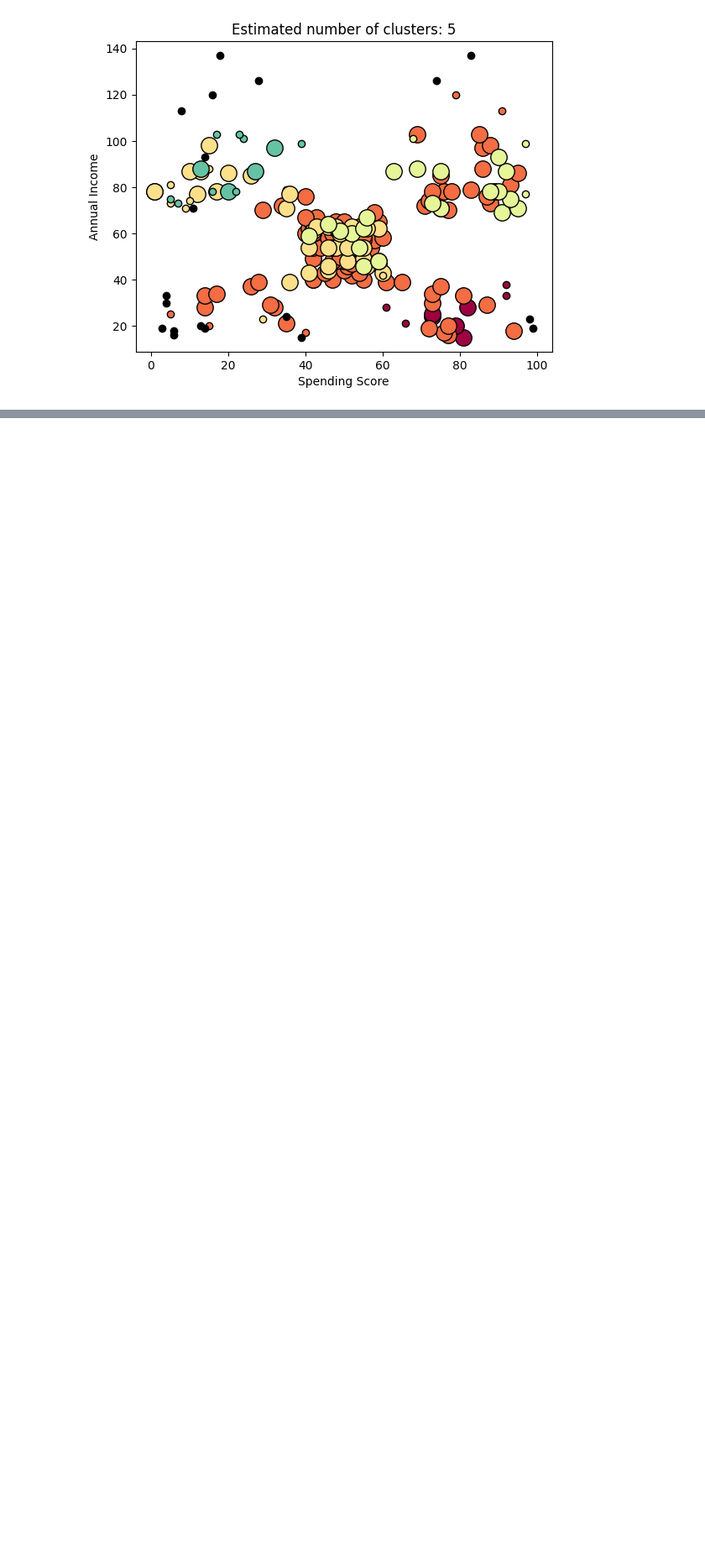
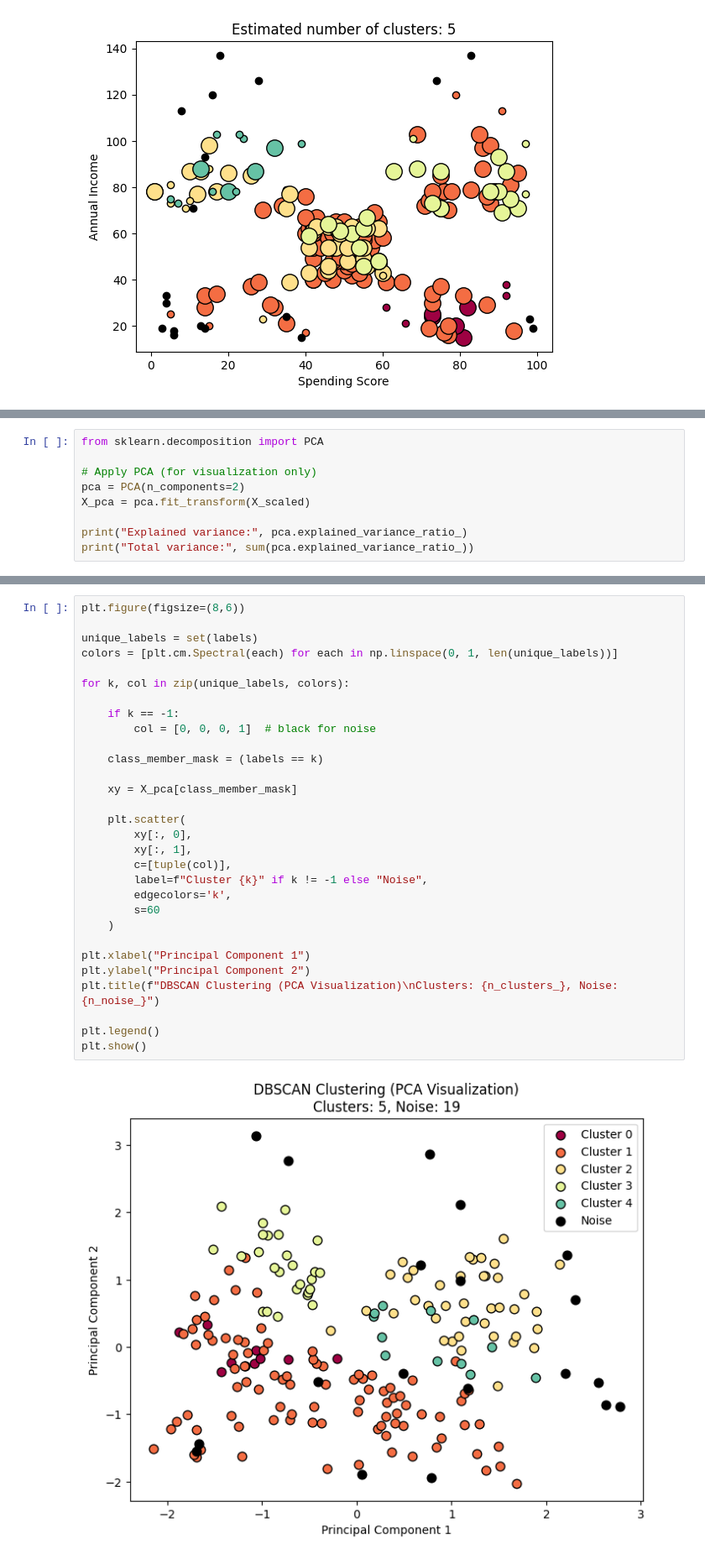
Before and after one commit to cs25bt041-art/Mall-Customer-Segmention, a Jupyter notebook: DBSCAN.ipynb, the cells around one changed output, grey strips where cells are left out. Shown at 84% size. Saved outputs shown, nothing was run; the diff lists cells and outputs as text; blank space fills up the shorter version.

Commit message:
added PCA visualization

```diff
--- a/DBSCAN.ipynb
+++ b/DBSCAN.ipynb
@@ -165,0 +168,9 @@ plt.show()
+# %%
+from sklearn.decomposition import PCA
+
+# Apply PCA (for visualization only)
+pca = PCA(n_components=2)
+X_pca = pca.fit_transform(X_scaled)
+
+print("Explained variance:", pca.explained_variance_ratio_)
+print("Total variance:", sum(pca.explained_variance_ratio_))
@@ -165,0 +180,32 @@ plt.show()
+# %%
+plt.figure(figsize=(8,6))
+
+unique_labels = set(labels)
+colors = [plt.cm.Spectral(each) for each in np.linspace(0, 1, len(unique_labels))]
+
+for k, col in zip(unique_labels, colors):
+
+    if k == -1:
+        col = [0, 0, 0, 1]  # black for noise
+
+    class_member_mask = (labels == k)
+
+    xy = X_pca[class_member_mask]
+
+    plt.scatter(
+        xy[:, 0],
+        xy[:, 1],
+        c=[tuple(col)],
+        label=f"Cluster {k}" if k != -1 else "Noise",
+        edgecolors='k',
+        s=60
+    )
+
+plt.xlabel("Principal Component 1")
+plt.ylabel("Principal Component 2")
+plt.title(f"DBSCAN Clustering (PCA Visualization)\nClusters: {n_clusters_}, Noise: {n_noise_}")
+
+plt.legend()
+plt.show()
+# %% [output]
+[figure, added]
```
Also changed, not shown: parts of 2 cells of this notebook.
